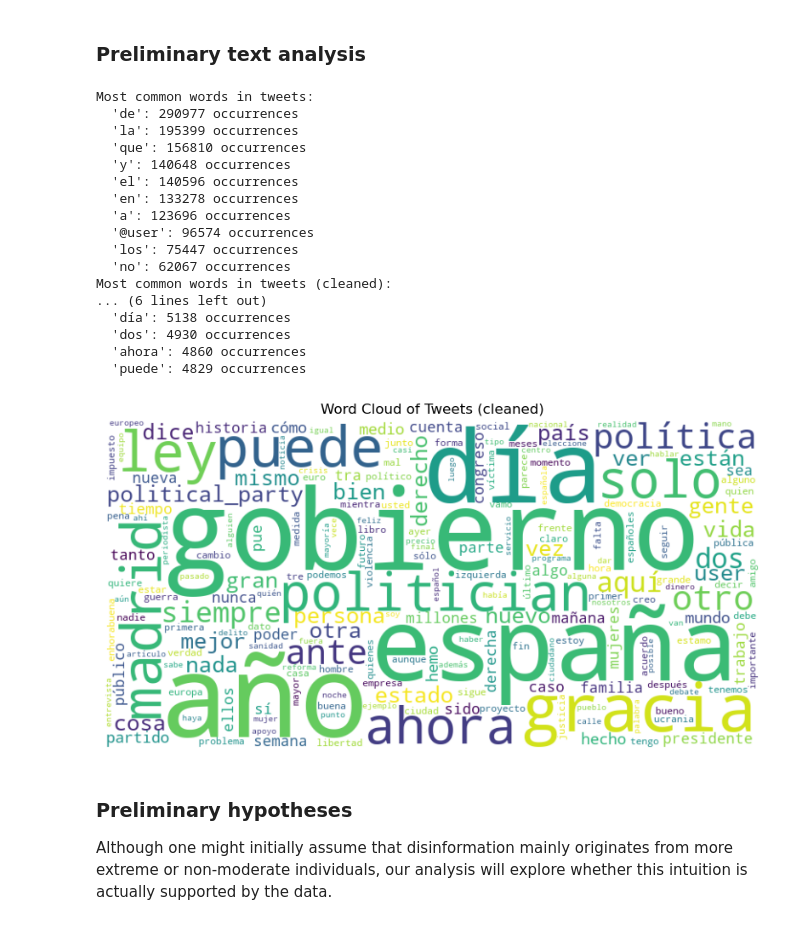
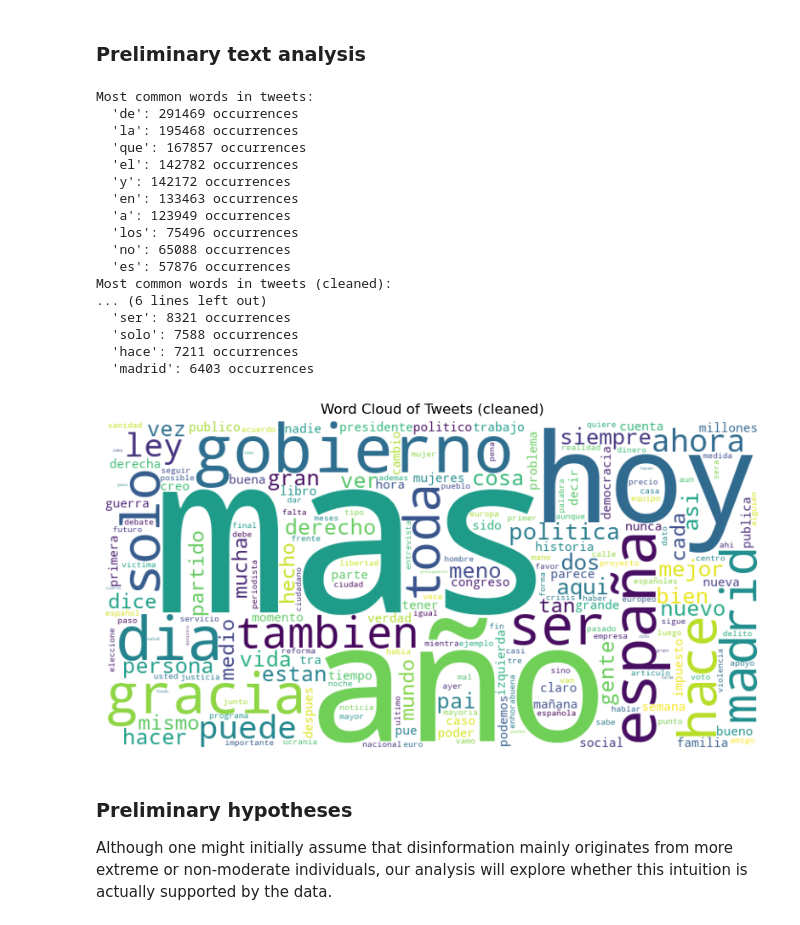
Before and after one commit to r-agus/project_x, a Jupyter notebook: main.ipynb, the cells around one changed output. Saved outputs shown, nothing was run; the diff lists cells and outputs as text; code cells hidden in the pictures.

Commit message:
Implement code changes to avoid hard coding stop words

```diff
--- a/main.ipynb
+++ b/main.ipynb
@@ -104,10 +110,33 @@ Text length statistics:
   Median length: 163.0
 # %% [markdown]
 ### Preliminary text analysis
+# %%
+def preserve_letters(text: str, letters: list) -> str:
+    # marca temporal para no perder la ñ/Ñ
+    placeholders = {letter: f"__PLACEHOLDER_{i}__" for i, letter in enumerate(letters)}
+    for k, v in placeholders.items():
+        text = text.replace(k, v)
+    # normalizar y quitar diacríticos
+    text = unicodedata.normalize('NFKD', text)
+    text = ''.join(ch for ch in text if not unicodedata.combining(ch))
+    # restaurar placeholders a ñ/Ñ
+    for k, v in placeholders.items():
+        text = text.replace(v, k)
+    return text
 # %%
 # Print most frequent words in the tweets, word cloud and examples by class
 all_text = ' '.join(ytrain.iloc[:, -1].dropna().astype(str).tolist())
 words = all_text.lower().split()
+# Remove punctuation from words
+tokens = preserve_letters(all_text.lower(), ['ñ', 'Ñ'])
+# To remove anything but words (letters, numbers, and underscore)
+words = re.findall(r"(?<!\S)[A-Za-z]\w*", tokens, flags=re.UNICODE)
+# Get Spanish stopwords from nltk
+spanish_sw = set(sw.words('spanish'))
+extras = {'rt', 'https', 'http', 'jaja', 'jajaja', 'jajajaja', 'jajajajaja'}
+stopwords = spanish_sw.union(extras)
+
+clean_words = [w for w in words if len(w) > 2 and w not in stopwords]
 
 word_counts = Counter(words)
 most_common_words = word_counts.most_common(10)
@@ -115,74 +144,50 @@ print("Most common words in tweets:")
 for word, count in most_common_words:
     print(f"  '{word}': {count} occurrences")
 
-# Remove very short tokens and common noise
-stopwords = {
-    'de', 'la', 'que', 'el', 'en', 'y', 'a', 'los', 'se', 'del', 'las', 'un',
-    'por', 'con', 'no', 'una', 'su', 'para', 'es', 'al', 'lo', 'como', 'más',
-    'o', 'pero', 'sus', 'le', 'ya', 'o', 'si', 'sobre', 'este', 'también',
-    'me', 'hasta', 'hay', 'donde', 'han', 'tu', 'te', 'rt', 'https', '[hashtag]',
-    '[politician]', '[political_party]', 'esta', 'está', 'qué', 'hoy', 'nos',
-    'todo', 'son', 'muy', 'sin', 'desde', 'cuando', 'todo', 'todos', 'toda',
-    'todas', 'uno', 'una', 'unos', 'unas', 'ser', 'fue', 'fueron', 'será',
-    'serán', 'tener', 'tiene', 'tienen', 'hacer', 'hace', 'hacen', 'porque',
-    'eso', 'esto', 'ese', 'esa', 'esos', 'esas', 'mi', 'mis', 'tu', 'tus',
-    'su', 'sus', 'nuestro', 'nuestra', 'nuestros', 'nuestras', 'les', 'ello',
-    'tan', 'sino', 'estos', 'estas', 'durante', 'contra', 'entre', 'así', 'más',
-    'menos', 'cada', 'poco', 'muy', 'mucho', 'muchos', 'muchas', 'ella', 'era'
-}
-
-clean_words = [
-    w for w in words
-    if len(w) > 2
-    and not w.startswith('@')    # remove mentions
-    and not w.startswith('http') # remove URLs
-    and w not in stopwords
-]
 
 word_counts = Counter(clean_words)
 most_common_words = word_counts.most_common(10)
 
 print("Most common words in tweets (cleaned):")
 for word, count in most_common_words:
     print(f"  '{word}': {count} occurrences")
 
 
-
-wc_stopwords = STOPWORDS.union(stopwords).union({'https', 'rt'})
+wc_stopwords = STOPWORDS.union(stopwords)
 clean_text = ' '.join(clean_words)
 
 wordcloud = WordCloud(
     width=800,
     height=400,
     background_color='white',
     stopwords=wc_stopwords,
     collocations=False  # avoid duplicated bigrams like "new york"
 ).generate(clean_text)
 
 plt.figure(figsize=(10, 5))
 plt.imshow(wordcloud, interpolation='bilinear')
 plt.axis('off')
 plt.title('Word Cloud of Tweets (cleaned)')
 plt.show()
 # %% [output]
 Most common words in tweets:
-  'de': 290977 occurrences
-  'la': 195399 occurrences
-  'que': 156810 occurrences
-  'y': 140648 occurrences
-  'el': 140596 occurrences
-  'en': 133278 occurrences
-  'a': 123696 occurrences
-  '@user': 96574 occurrences
-  'los': 75447 occurrences
-  'no': 62067 occurrences
+  'de': 291469 occurrences
+  'la': 195468 occurrences
+  'que': 167857 occurrences
+  'el': 142782 occurrences
+  'y': 142172 occurrences
+  'en': 133463 occurrences
+  'a': 123949 occurrences
+  'los': 75496 occurrences
+  'no': 65088 occurrences
+  'es': 57876 occurrences
 Most common words in tweets (cleaned):
 ... (6 lines left out)
-  'día': 5138 occurrences
-  'dos': 4930 occurrences
-  'ahora': 4860 occurrences
-  'puede': 4829 occurrences
+  'ser': 8321 occurrences
+  'solo': 7588 occurrences
+  'hace': 7211 occurrences
+  'madrid': 6403 occurrences
-[figure, old version]
+[figure, new version]
 # %% [markdown]
 ### Preliminary hypotheses
 
```
Also changed, not shown: parts of 1 cell of this notebook.
